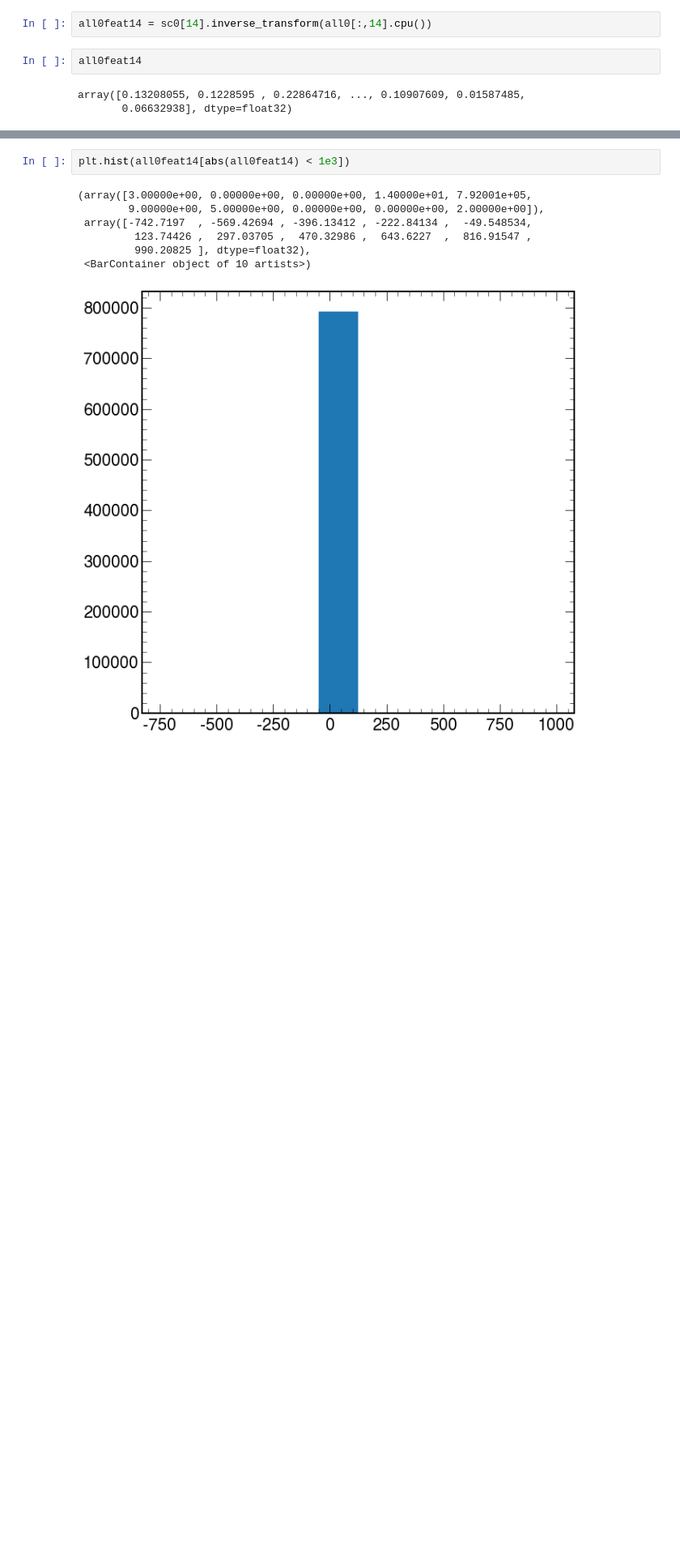
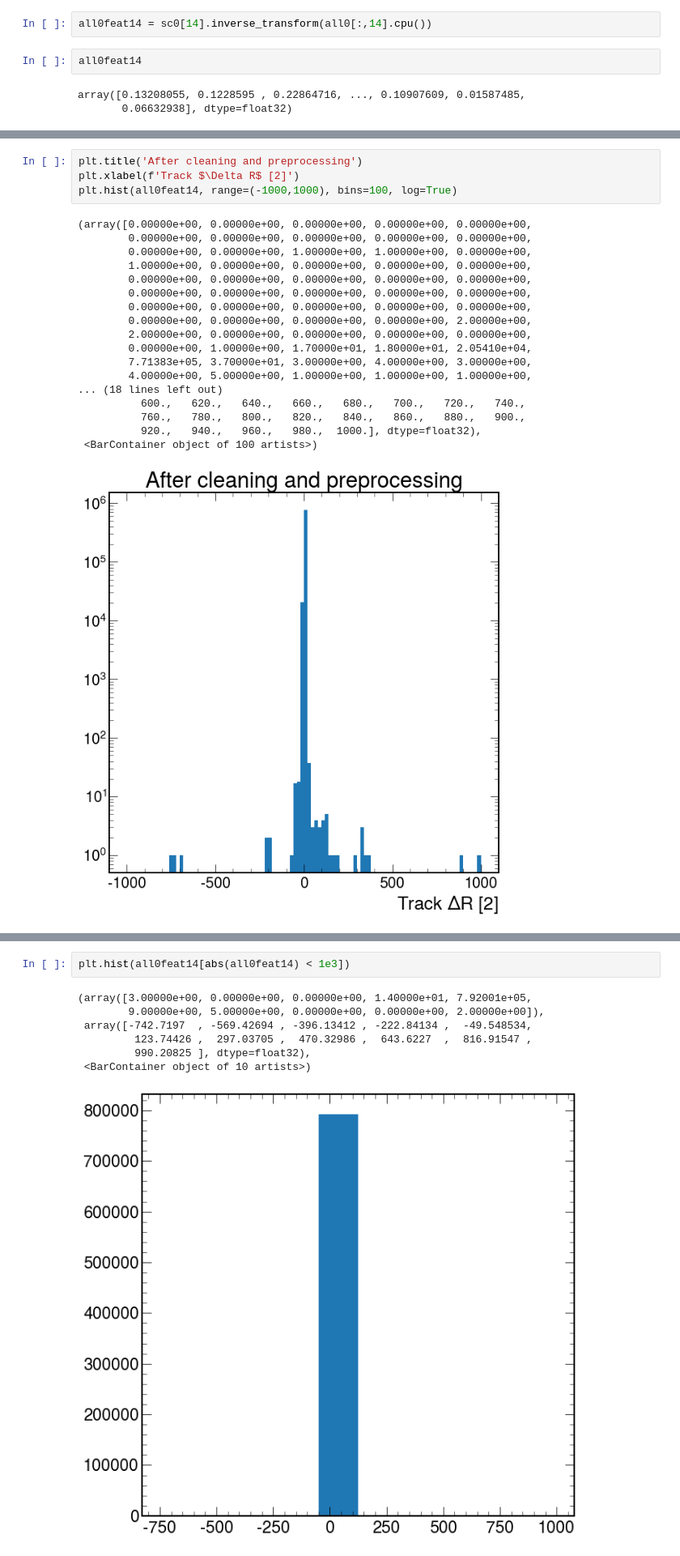
Before and after one commit to AnnikaStein/AI_Safety_2021, a Jupyter notebook: dataset_info.ipynb, the cells around one changed output, grey strips where cells are left out. Shown at 81% size. Saved outputs shown, nothing was run; the diff lists cells and outputs as text; blank space fills up the shorter version.

```diff
--- a/dataset_info.ipynb
+++ b/dataset_info.ipynb
@@ -742,0 +745,23 @@ plt.hist(all0feat14)
+# %%
+plt.title('After cleaning and preprocessing')
+plt.xlabel(f'Track $\Delta R$ [2]')
+plt.hist(all0feat14, range=(-1000,1000), bins=100, log=True)
+# %% [output]
+(array([0.00000e+00, 0.00000e+00, 0.00000e+00, 0.00000e+00, 0.00000e+00,
+        0.00000e+00, 0.00000e+00, 0.00000e+00, 0.00000e+00, 0.00000e+00,
+        0.00000e+00, 0.00000e+00, 1.00000e+00, 1.00000e+00, 0.00000e+00,
+        1.00000e+00, 0.00000e+00, 0.00000e+00, 0.00000e+00, 0.00000e+00,
+        0.00000e+00, 0.00000e+00, 0.00000e+00, 0.00000e+00, 0.00000e+00,
+        0.00000e+00, 0.00000e+00, 0.00000e+00, 0.00000e+00, 0.00000e+00,
+        0.00000e+00, 0.00000e+00, 0.00000e+00, 0.00000e+00, 0.00000e+00,
+        0.00000e+00, 0.00000e+00, 0.00000e+00, 0.00000e+00, 2.00000e+00,
+        2.00000e+00, 0.00000e+00, 0.00000e+00, 0.00000e+00, 0.00000e+00,
+        0.00000e+00, 1.00000e+00, 1.70000e+01, 1.80000e+01, 2.05410e+04,
+        7.71383e+05, 3.70000e+01, 3.00000e+00, 4.00000e+00, 3.00000e+00,
+        4.00000e+00, 5.00000e+00, 1.00000e+00, 1.00000e+00, 1.00000e+00,
+... (18 lines left out)
+          600.,   620.,   640.,   660.,   680.,   700.,   720.,   740.,
+          760.,   780.,   800.,   820.,   840.,   860.,   880.,   900.,
+          920.,   940.,   960.,   980.,  1000.], dtype=float32),
+ <BarContainer object of 100 artists>)
+[figure, added]
```
Also changed, not shown: parts of 24 cells of this notebook.
